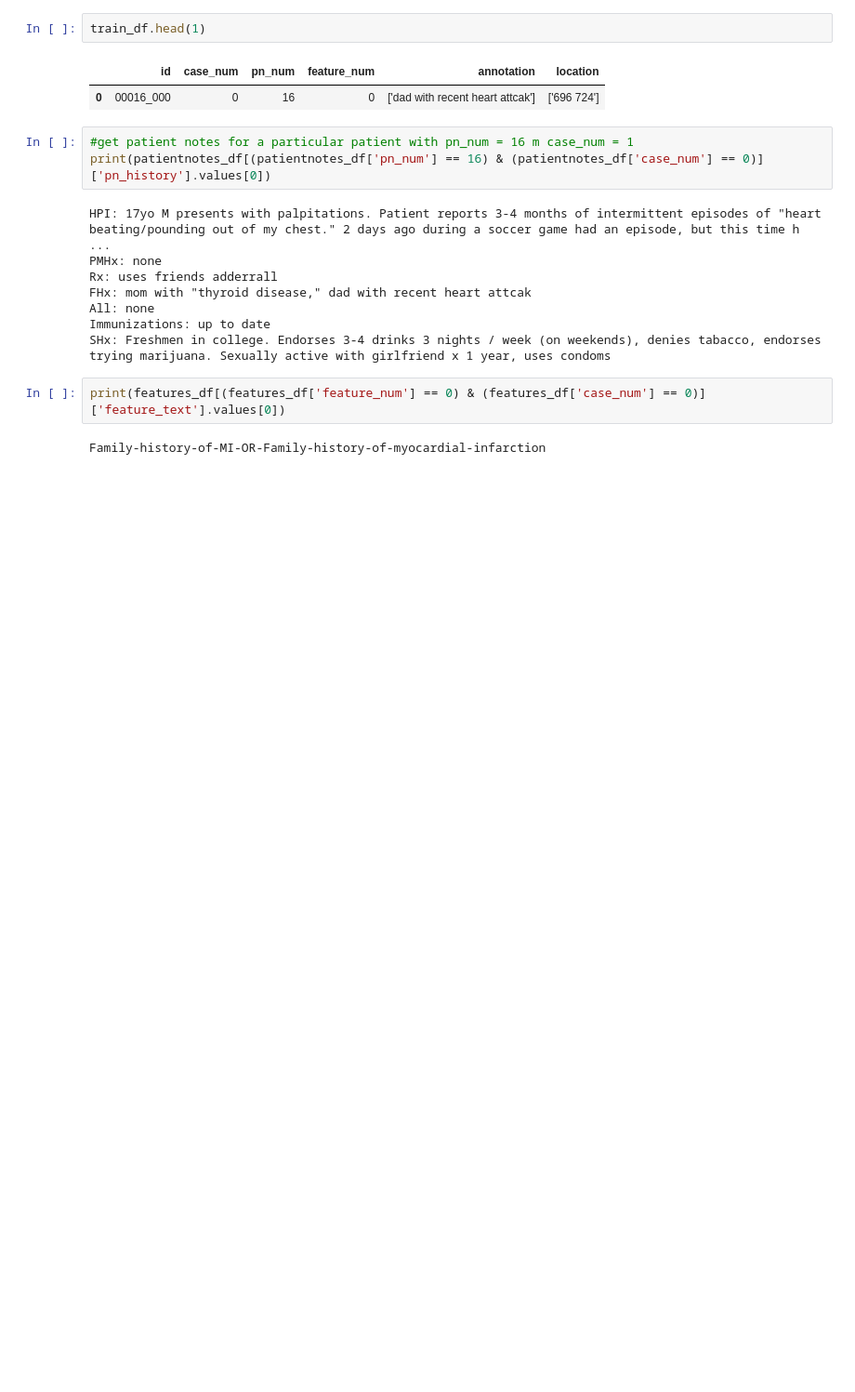
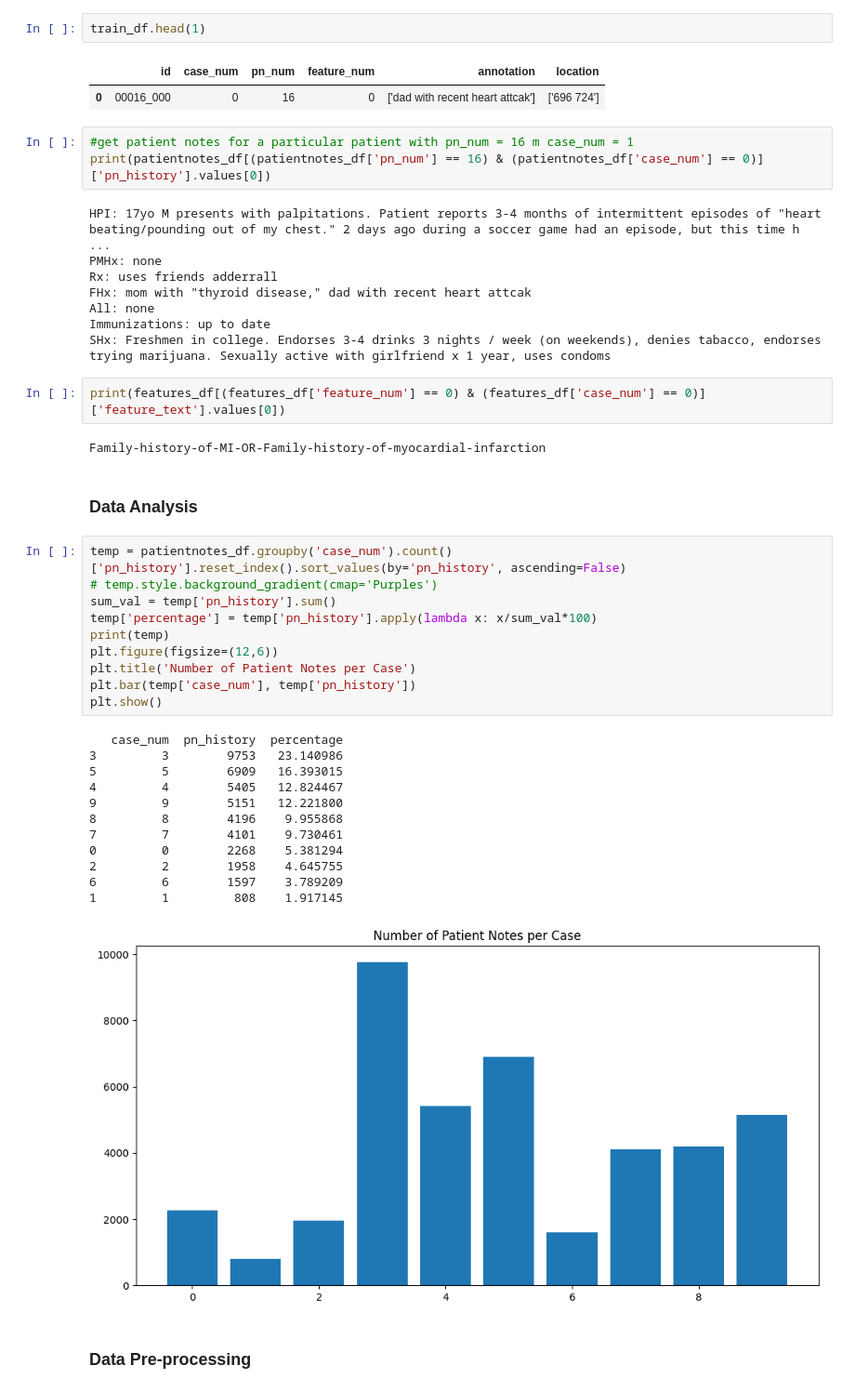
Before and after one commit to kartheekkotha/ClinicalPatientNotesScoring, a Jupyter notebook: research/DataPreprocessing_understanding.ipynb, the cells around one changed output. Shown at 93% size. Drawn from its saved outputs; the diff is of its cells as text; blank space fills up the shorter version.

Commit message:
added a pre-processing class and analysis

```diff
--- a/research/DataPreprocessing_understanding.ipynb
+++ b/research/DataPreprocessing_understanding.ipynb
@@ -167,3 +174,30 @@ SHx: Freshmen in college. Endorses 3-4 drinks 3 nights / week (on weekends), den
 print(features_df[(features_df['feature_num'] == 0) & (features_df['case_num'] == 0)]['feature_text'].values[0])
 # %% [output]
 Family-history-of-MI-OR-Family-history-of-myocardial-infarction
+# %% [markdown]
+### Data Analysis
+# %%
+temp = patientnotes_df.groupby('case_num').count()['pn_history'].reset_index().sort_values(by='pn_history', ascending=False)
+# temp.style.background_gradient(cmap='Purples')
+sum_val = temp['pn_history'].sum()
+temp['percentage'] = temp['pn_history'].apply(lambda x: x/sum_val*100)
+print(temp)
+plt.figure(figsize=(12,6))
+plt.title('Number of Patient Notes per Case')
+plt.bar(temp['case_num'], temp['pn_history'])
+plt.show()
+# %% [output]
+   case_num  pn_history  percentage
+3         3        9753   23.140986
+5         5        6909   16.393015
+4         4        5405   12.824467
+9         9        5151   12.221800
+8         8        4196    9.955868
+7         7        4101    9.730461
+0         0        2268    5.381294
+2         2        1958    4.645755
+6         6        1597    3.789209
+1         1         808    1.917145
+[figure, added]
+# %% [markdown]
+### Data Pre-processing
```
Also changed, not shown: parts of 5 cells of this notebook.
